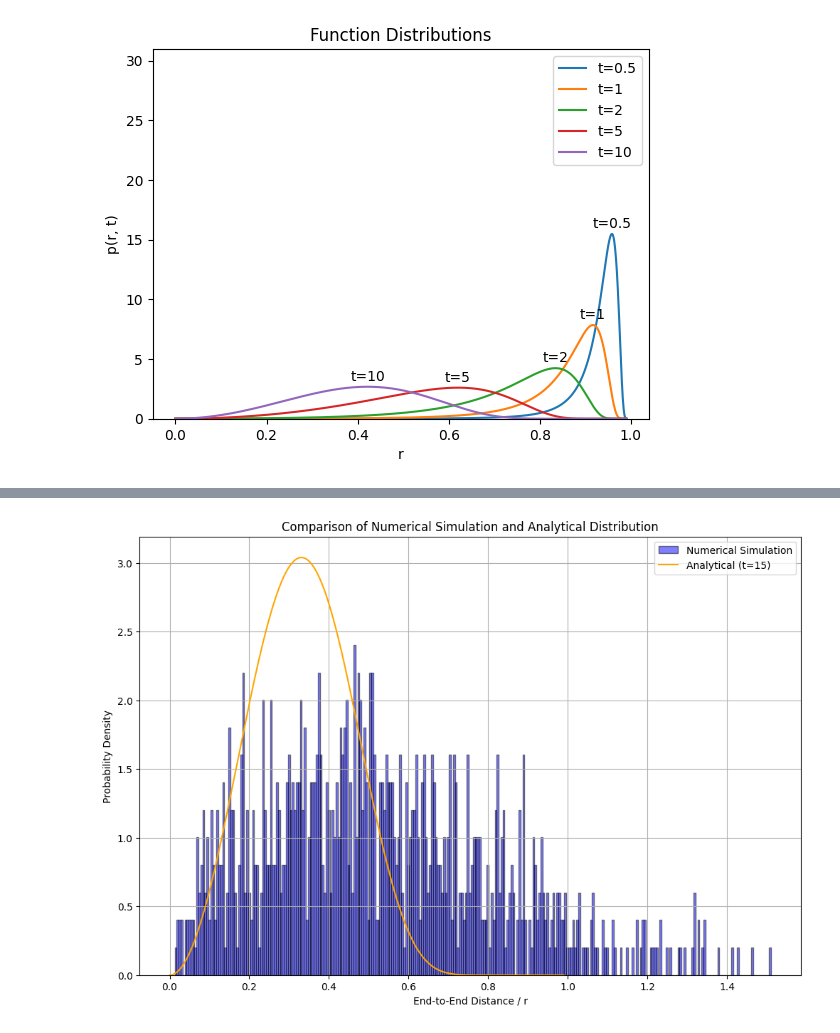
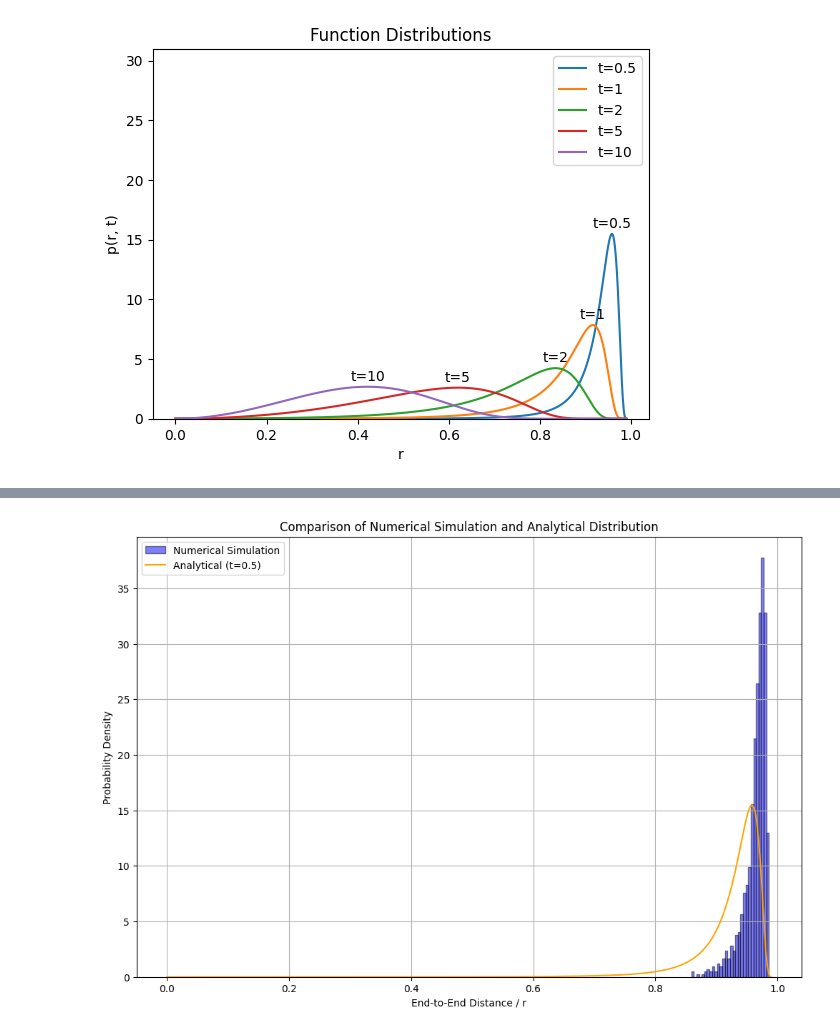
Before and after one commit to B-hub-hue/Python.exam_polymer, a Jupyter notebook: Python_exam_py.ipynb, the cells around one changed output, grey strips where cells are left out. Saved outputs shown, nothing was run; the diff lists cells and outputs as text; code cells hidden in the pictures.

```diff
--- a/Python_exam_py.ipynb
+++ b/Python_exam_py.ipynb
@@ -149,14 +149,14 @@ def end_to_end_distance(positions):
 # Parameters for Numerical Simulation
 num_segments = 100  # Number of segments in the polymer chain
 num_trials = 1000   # Number of trials to gather distances
-persistence_length = 250  # Persistence length
+persistence_length = 300  # Persistence length
 axis_of_rotation = np.array([1, 1, 1])  # Rotate around z-axis
 # Store distances for the numerical simulation
 distances = []
 
 for _ in range(num_trials):
     # Starting vector (arbitrary direction)
-    vectors = [np.array([0, 0, 1])]
+    vectors = [np.array([1, 0, 0])]
 
     for _ in range(1, num_segments):
         # Sample theta (polar angle) from Gaussian distribution
@@ -173,38 +173,38 @@ for _ in range(num_trials):
     vectors = np.array(vectors)
 
     # Calculate the end-to-end distance for this trial
-    distance = end_to_end_distance(vectors)
+    distance = end_to_end_distance(vectors.cumsum(axis=0))/100
     distances.append(distance)
 
-# Prepare data for Analytical Distribution
+#....... Prepare data for Analytical Distribution .......
 def P(r = np.linspace(0, 0.99, 1000), t = 0.5):
     """Analytical solution for the probability distribution of end-to-end distance for worm-like chains."""
     a = 0.75 * t
     C = 1 / ((np.pi**3 / 2) * (np.exp(-a)) * (a**(-3/2)) * ((1 + 3 * a**-1) + (15 / 4) * (a**-2)))
     prob = 4 * C * np.pi * (r**2 / (1 - r**2)**(9/2)) * np.exp((-3 * t / 4) * (1 / (1 - r**2)))
     prob /= np.trapz(prob, r)  # Normalize using trapezoidal integration
     return prob
 
 # Range of r values for analytical function
-#r = np.linspace(0, 0.99, 1000)
-t = 15
+r = np.linspace(0, 0.99, 1000)
+t = 0.5
 t_value = t  # Let's take t = 10 for the analytical distribution
 analytical_result = P(r, t_value)
 
 # Plotting both distributions
 plt.figure(figsize=(12, 8))
 
 # Plot numerical simulation results
-plt.hist(distances, bins=300, density=True, alpha=0.5, color='blue', edgecolor='black', label='Numerical Simulation')
+plt.hist(distances, bins=30, density=True, alpha=0.5, color='blue', edgecolor='black', label='Numerical Simulation')
 
 # Plot analytical result
 plt.plot(r, analytical_result, color='orange', label=f'Analytical (t={t_value})')
 
 plt.xlabel('End-to-End Distance / r')
 plt.ylabel('Probability Density')
 plt.title('Comparison of Numerical Simulation and Analytical Distribution')
 plt.legend()
 plt.grid(True)
 plt.show()
 # %% [output]
-[figure, old version]
+[figure, new version]
```
Also changed, not shown: parts of 1 cell of this notebook.
